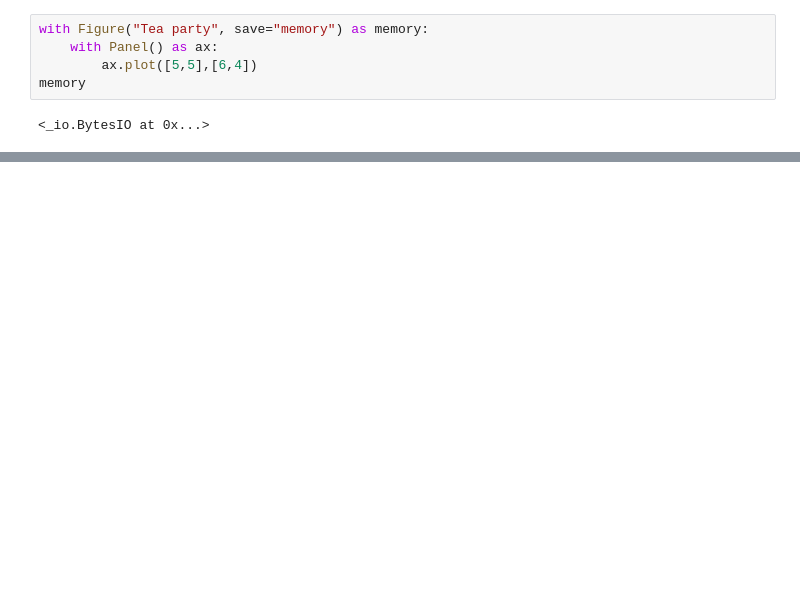
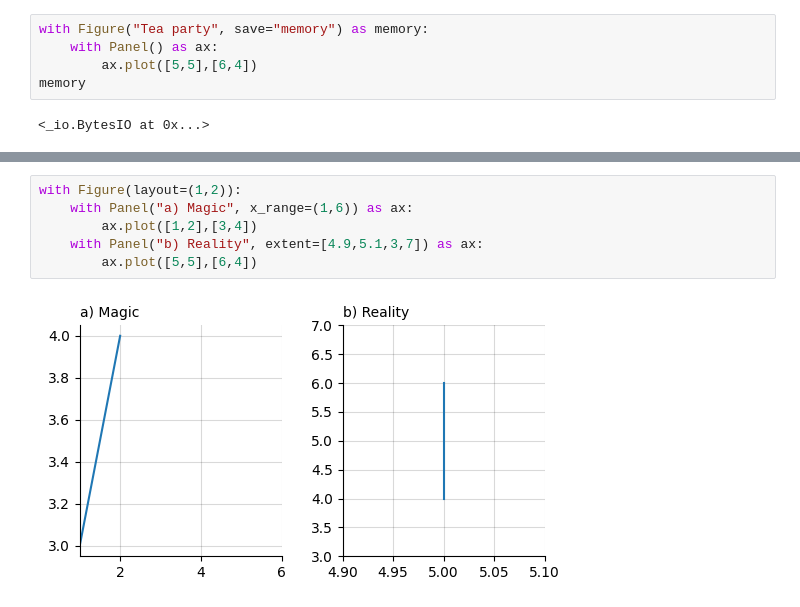
Before and after one commit to mschroen/figurex, a Jupyter notebook: examples.ipynb, the cells around one changed output, grey strips where cells are left out. Cells and saved outputs as stored; diff of their text form; blank space fills up the shorter version.

```diff
--- a/examples.ipynb
+++ b/examples.ipynb
@@ -34,0 +35,8 @@ with Figure(layout=[[0,0,1],[2,3,1]], grid="xy"):
+# %%
+with Figure(layout=(1,2)):
+    with Panel("a) Magic", x_range=(1,6)) as ax:
+        ax.plot([1,2],[3,4])
+    with Panel("b) Reality", extent=[4.9,5.1,3,7]) as ax:
+        ax.plot([5,5],[6,4])
+# %% [output]
+[figure, added]
```
Also changed, not shown: parts of 6 cells of this notebook, 3 other files.
